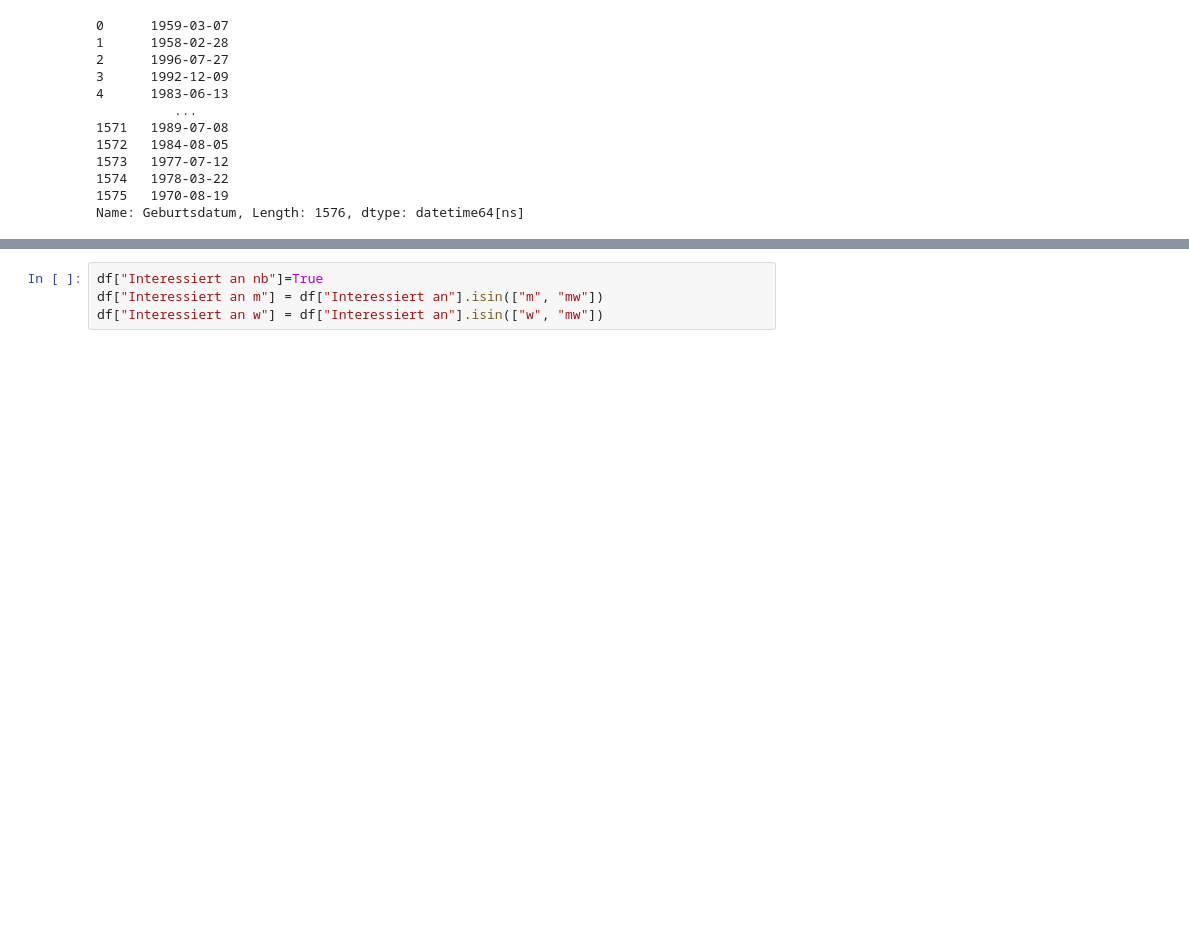
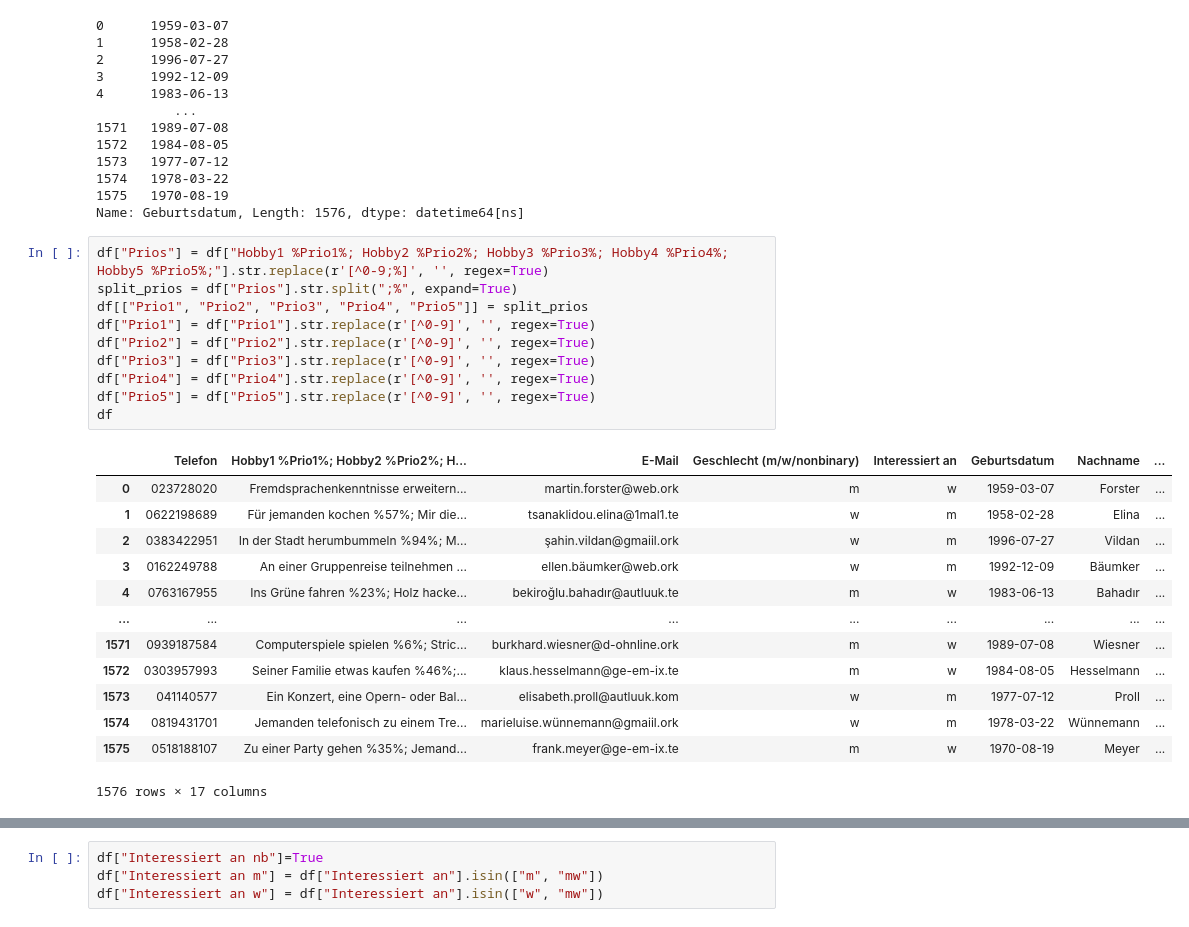
Before and after one commit to Sweet-Lunalotl/LetsMeet_Luna, a Jupyter notebook: notebooks/Akt1.ipynb, the cells around one changed output, grey strips where cells are left out. Cells and saved outputs as stored; diff of their text form; blank space fills up the shorter version.

Commit message:
hobbies und prios sauber getrennt, hobby Tablle befüllt

```diff
--- a/notebooks/Akt1.ipynb
+++ b/notebooks/Akt1.ipynb
@@ -86,3 +86,27 @@ df["Geburtsdatum"]
 1574   1978-03-22
 1575   1970-08-19
 Name: Geburtsdatum, Length: 1576, dtype: datetime64[ns]
+# %%
+df["Prios"] = df["Hobby1 %Prio1%; Hobby2 %Prio2%; Hobby3 %Prio3%; Hobby4 %Prio4%; Hobby5 %Prio5%;"].str.replace(r'[^0-9;%]', '', regex=True)
+split_prios = df["Prios"].str.split(";%", expand=True)
+df[["Prio1", "Prio2", "Prio3", "Prio4", "Prio5"]] = split_prios
+df["Prio1"] = df["Prio1"].str.replace(r'[^0-9]', '', regex=True)
+df["Prio2"] = df["Prio2"].str.replace(r'[^0-9]', '', regex=True)
+df["Prio3"] = df["Prio3"].str.replace(r'[^0-9]', '', regex=True)
+df["Prio4"] = df["Prio4"].str.replace(r'[^0-9]', '', regex=True)
+df["Prio5"] = df["Prio5"].str.replace(r'[^0-9]', '', regex=True)
+df
+# %% [output]
+|  | Telefon | Hobby1 %Prio1%; Hobby2 %Prio2%; H... | E-Mail | Geschlecht (m/w/nonbinary) | Interessiert an | Geburtsdatum | Nachname | ... |
+| 0 | 023728020 | Fremdsprachenkenntnisse erweitern... | martin.forster@web.ork | m | w | 1959-03-07 | Forster | ... |
+| 1 | 0622198689 | Für jemanden kochen %57%; Mir die... | tsanaklidou.elina@1mal1.te | w | m | 1958-02-28 | Elina | ... |
+| 2 | 0383422951 | In der Stadt herumbummeln %94%; M... | şahin.vildan@gmaiil.ork | w | m | 1996-07-27 | Vildan | ... |
+| 3 | 0162249788 | An einer Gruppenreise teilnehmen ... | ellen.bäumker@web.ork | w | m | 1992-12-09 | Bäumker | ... |
+| 4 | 0763167955 | Ins Grüne fahren %23%; Holz hacke... | bekiroğlu.bahadır@autluuk.te | m | w | 1983-06-13 | Bahadır | ... |
+| ... | ... | ... | ... | ... | ... | ... | ... | ... |
+| 1571 | 0939187584 | Computerspiele spielen %6%; Stric... | burkhard.wiesner@d-ohnline.ork | m | w | 1989-07-08 | Wiesner | ... |
+| 1572 | 0303957993 | Seiner Familie etwas kaufen %46%;... | klaus.hesselmann@ge-em-ix.te | m | w | 1984-08-05 | Hesselmann | ... |
+| 1573 | 041140577 | Ein Konzert, eine Opern- oder Bal... | elisabeth.proll@autluuk.kom | w | m | 1977-07-12 | Proll | ... |
+| 1574 | 0819431701 | Jemanden telefonisch zu einem Tre... | marieluise.wünnemann@gmaiil.ork | w | m | 1978-03-22 | Wünnemann | ... |
+| 1575 | 0518188107 | Zu einer Party gehen %35%; Jemand... | frank.meyer@ge-em-ix.te | m | w | 1970-08-19 | Meyer | ... |
+1576 rows × 17 columns
```
Also changed, not shown: parts of 9 cells of this notebook.
